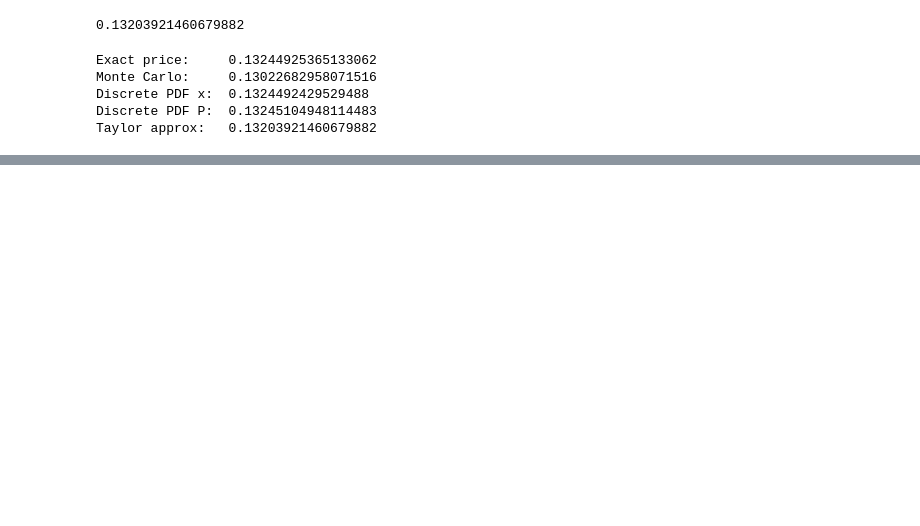
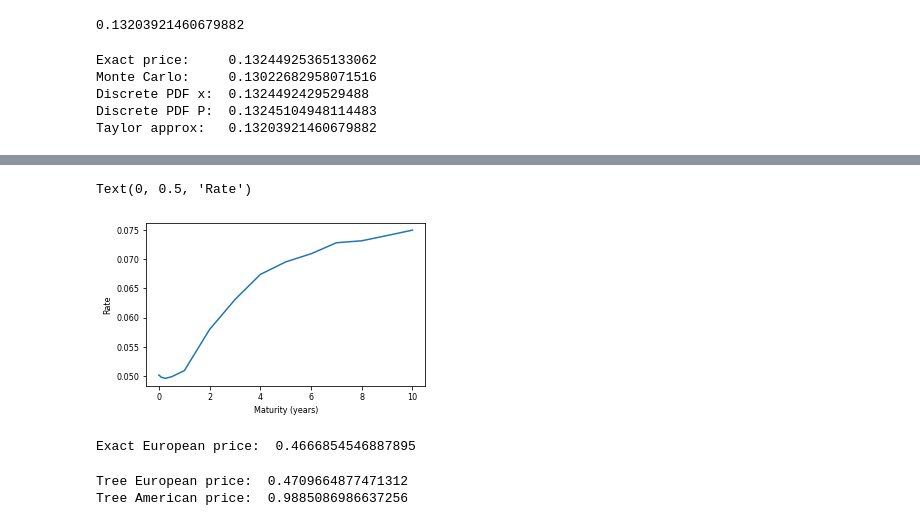
Before and after one commit to Adilo27/cad, a Jupyter notebook: jupyter_notebooks/Swaption_classical_methods.ipynb, the cells around one changed output, grey strips where cells are left out. Cells and saved outputs as stored; diff of their text form; code cells hidden in the pictures; blank space fills up the shorter version.

```diff
--- a/jupyter_notebooks/Swaption_classical_methods.ipynb
+++ b/jupyter_notebooks/Swaption_classical_methods.ipynb
@@ -470,0 +820,11 @@ Taylor approx:   0.13203921460679882
+# %%
+terms = np.array([0, 3,31,62,94,185,367,731,  1096, 1461, 1826, 2194, 2558, 2922, 3287, 3653])/365.
+
+yields = np.array([5.01772, 5.01772, 4.98284, 4.97234, 4.96157, 4.99058, 5.09389, 5.79733,
+                   6.30595, 6.73464, 6.94816, 7.08807, 7.27527, 7.30852, 7.39790, 7.49015])/100
+plt.plot(terms,yields)
+plt.xlabel('Maturity (years)')
+plt.ylabel('Rate')
+# %% [output]
+Text(0, 0.5, 'Rate')
+[figure, added]
@@ -470,0 +874,18 @@ Taylor approx:   0.13203921460679882
+# %%
+# Exact pricing of European option on coupon bond using Jamshidian decomposition.
+T_range = np.arange(T0+Dt,TM+Dt,Dt)
+c = np.tile(L*Dt*R,len(T_range))
+c[-1] = L*(1+Dt*R)
+
+def f(x):
+    summant = c*A(T0,T_range)*np.exp(-B(T0,T_range)*x)
+    return np.sum(summant)-K
+r_star = newton(f,0.1)
+
+K_range = c*A(T0,T_range)*np.exp(-B(T0,T_range)*r_star)
+
+prices = ZBO_exact(T0,T_range,K_range,c)
+exact_price = np.sum(prices)
+print('Exact European price: ', exact_price)
+# %% [output]
+Exact European price:  0.4666854546887895
@@ -470,0 +909,21 @@ Taylor approx:   0.13203921460679882
+# %%
+# Pricing both European and American option with the Trinomial tree
+V = np.zeros_like(newTree)
+V[-1] = payoff_coupon(newTree[-1], T0)
+print('Tree European price: ', np.sum(V[-1]*Prob[-1])* zcb(T0))
+
+width_max = int((newTree.shape[1]-1)/2)
+for i in range(N-1,-1,-1):
+    nm = np.minimum(width_max,i)
+    for j in range(width_max-nm, width_max+nm+1):
+        #if i%L == 0:
+        payoff = payoff_coupon(newTree[i,j], i*dt)
+
+        next_, probs = next_nodes(i,j-width_max, return_probs=True)
+        prev_payoff = sum([V[i+1,width_max+next_[ii][1]]*probs[ii] for ii in range(3)])*np.exp(-newTree[i,j]*dt)
+        V[i,j] = np.maximum(payoff, prev_payoff)
+
+print('Tree American price: ', V[0,width_max])
+# %% [output]
+Tree European price:  0.4709664877471312
+Tree American price:  0.9885086986637256
```
Also changed, not shown: parts of 35 cells of this notebook.
